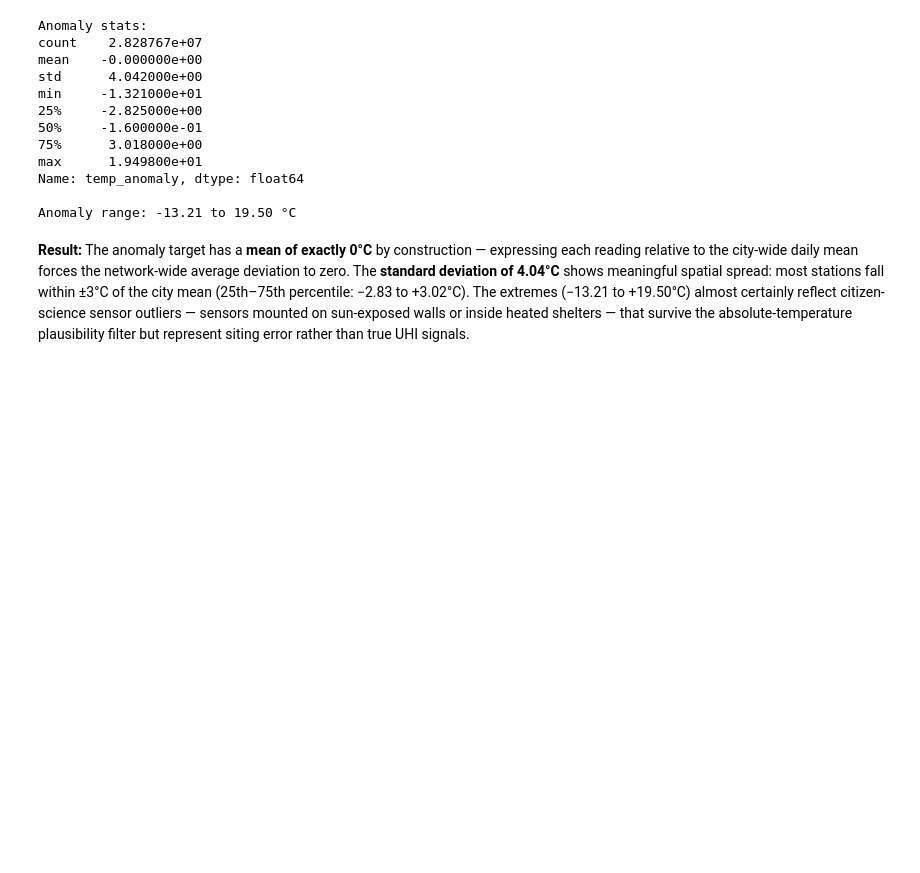
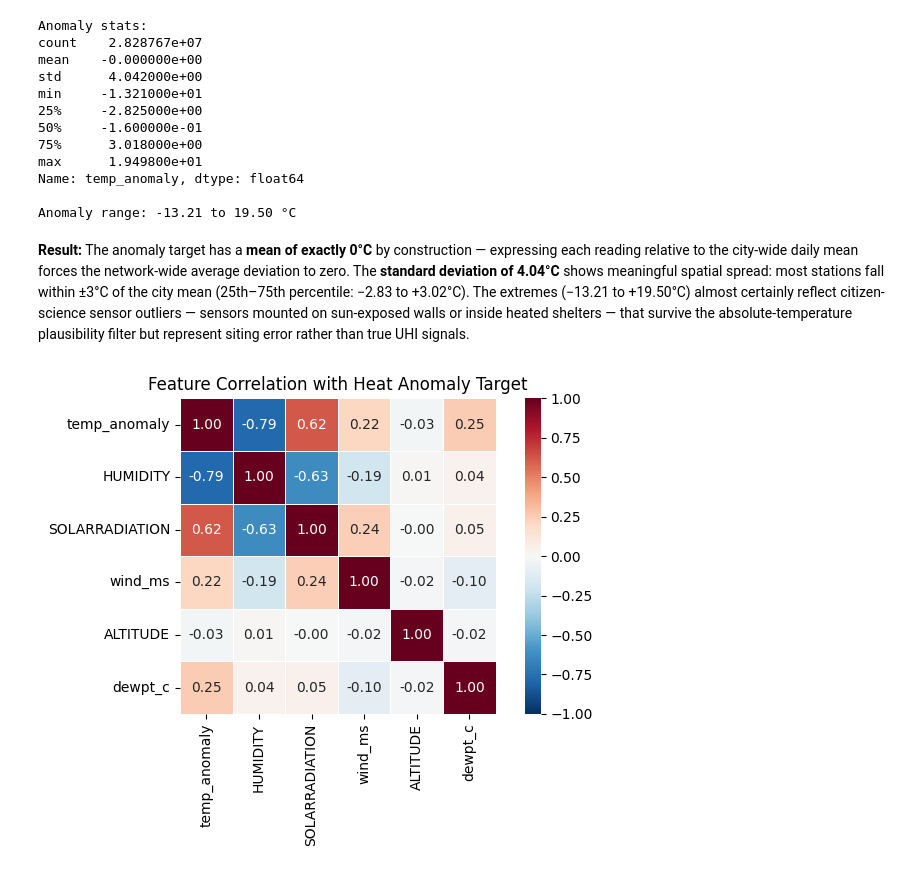
Before and after one commit to mylenearadaniucll2024/urban-heat-ai-leuven, a Jupyter notebook: notebooks/heat_monitoring_intelligence.ipynb, the cells around one changed output. Drawn from its saved outputs; the diff is of its cells as text; code cells hidden in the pictures; blank space fills up the shorter version.

Commit message:
visualization for the correlation of heatmap

```diff
--- a/notebooks/heat_monitoring_intelligence.ipynb
+++ b/notebooks/heat_monitoring_intelligence.ipynb
@@ -663,3 +663,23 @@ fig_stn = px.scatter_mapbox(
     height=520
 )
 fig_stn.show()
+# %%
+# ── Visual 4: Correlation heatmap ────────────────────────────────────────────
+corr_cols = ['temp_anomaly','HUMIDITY','SOLARRADIATION','wind_ms','ALTITUDE','dewpt_c']
+fig, ax = plt.subplots(figsize=(7,5))
+sns.heatmap(df[corr_cols].corr(), annot=True, fmt='.2f', cmap='RdBu_r',
+            vmin=-1, vmax=1, ax=ax, square=True, linewidths=0.5)
+ax.set_title('Feature Correlation with Heat Anomaly Target', fontsize=12)
+plt.tight_layout(); plt.show()
+
+# ── Visual 6: Diurnal anomaly pattern ────────────────────────────────────────
+diurnal = df.groupby(['year','hour'])['temp_anomaly'].mean().reset_index()
+fig_d = px.line(diurnal, x='hour', y='temp_anomaly', color='year',
+                color_discrete_sequence=px.colors.qualitative.Set2, markers=True,
+                labels={'hour':'Hour (UTC)','temp_anomaly':'Mean Heat Anomaly (°C)'},
+                title='Diurnal Heat Anomaly — when does the urban heat island peak?',
+                template='plotly_white', height=370)
+fig_d.add_hline(y=0, line_dash='dash', line_color='grey')
+fig_d.show()
+# %% [output]
+[figure, added]
```
Also changed, not shown: parts of 1 cell of this notebook.
